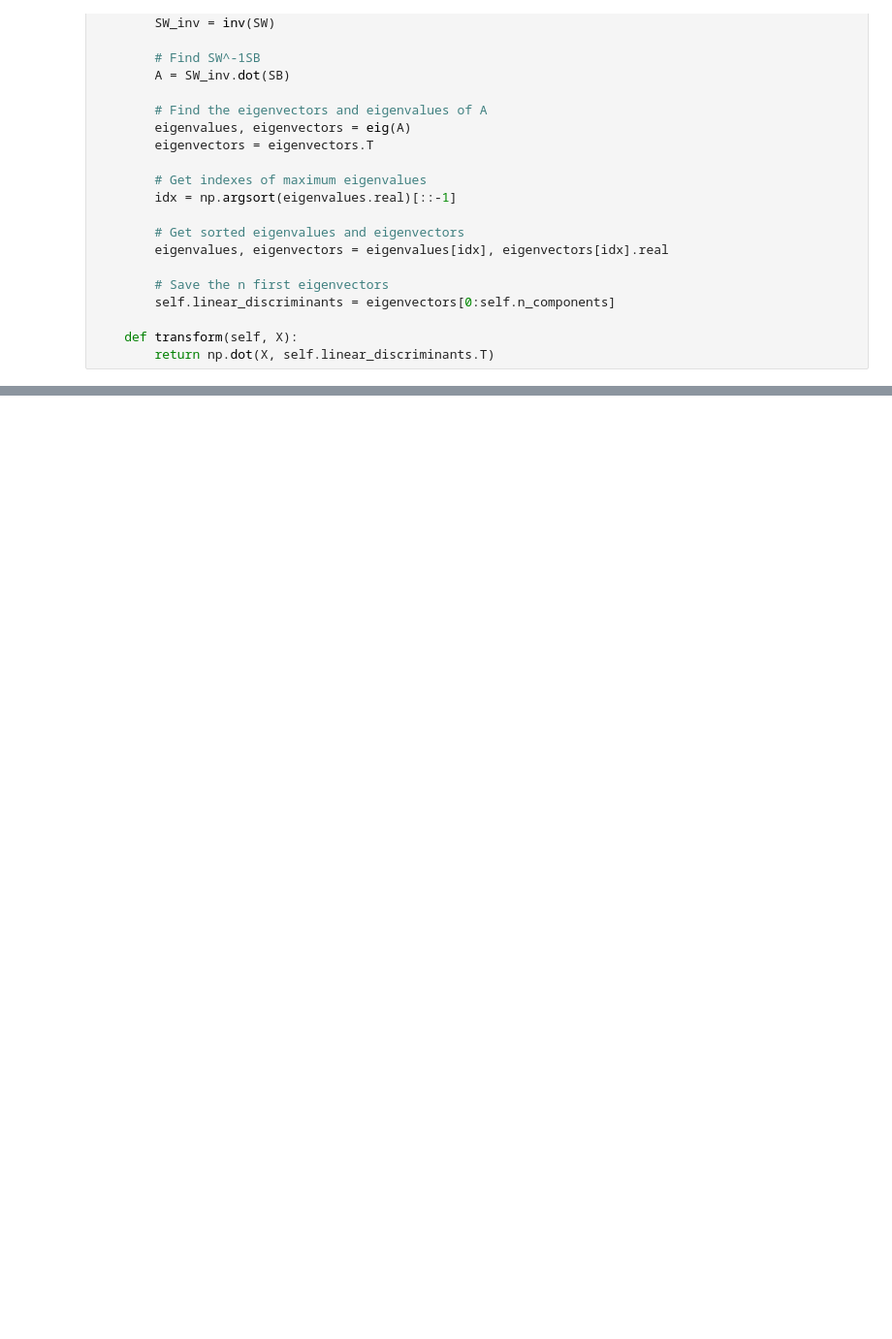
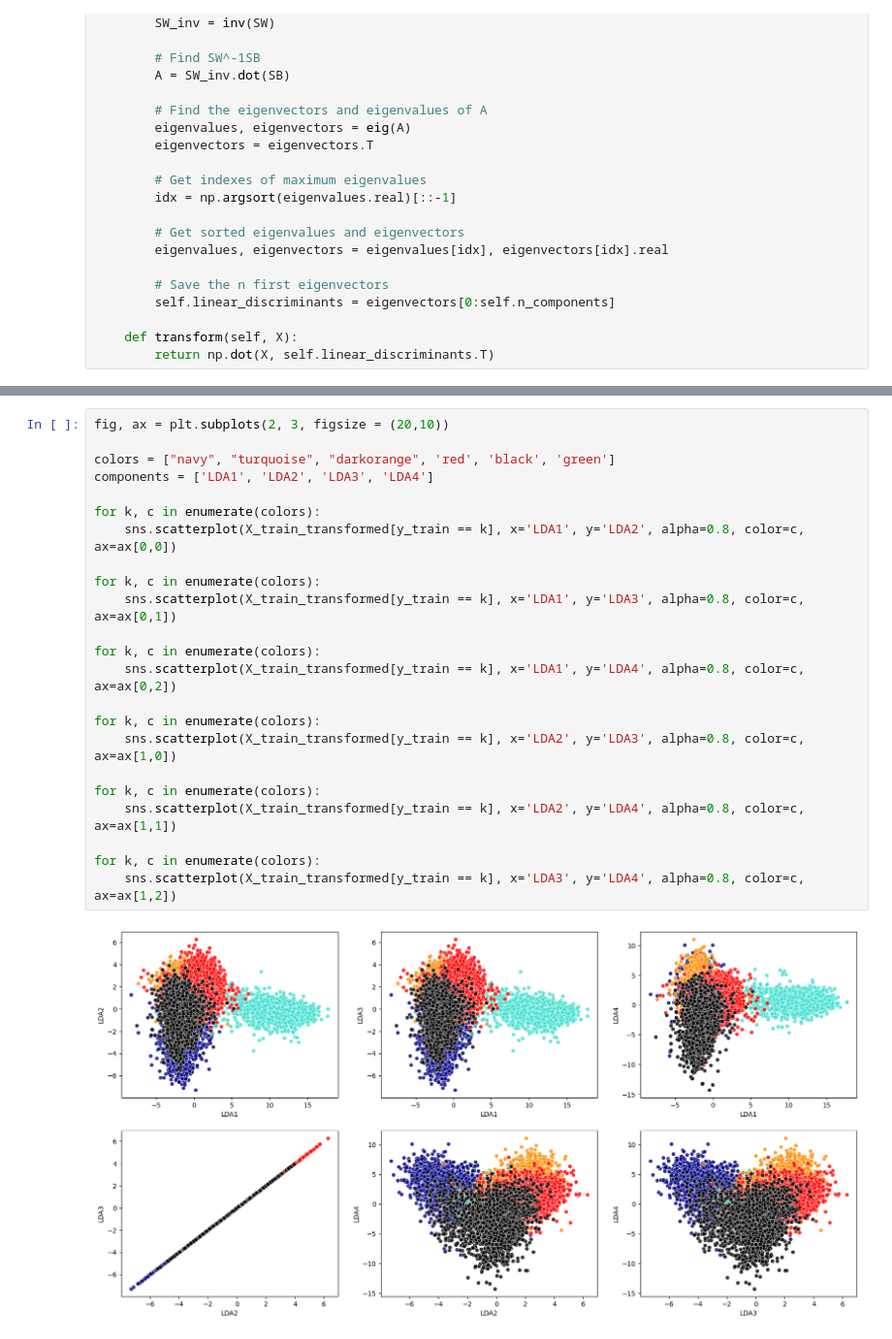
Before and after one commit to julielhagen/Clothing_classification-, a Jupyter notebook: LDA.ipynb, the cells around one changed output, grey strips where cells are left out. Shown: that part at 97% size. Drawn from its saved outputs; the diff is of its cells as text; blank space fills up the shorter version.

```diff
--- a/LDA.ipynb
+++ b/LDA.ipynb
@@ -213,0 +89,25 @@ plt.imshow(img)
+# %%
+fig, ax = plt.subplots(2, 3, figsize = (20,10))
+
+colors = ["navy", "turquoise", "darkorange", 'red', 'black', 'green']
+components = ['LDA1', 'LDA2', 'LDA3', 'LDA4']
+
+for k, c in enumerate(colors):
+    sns.scatterplot(X_train_transformed[y_train == k], x='LDA1', y='LDA2', alpha=0.8, color=c, ax=ax[0,0])
+
+for k, c in enumerate(colors):
+    sns.scatterplot(X_train_transformed[y_train == k], x='LDA1', y='LDA3', alpha=0.8, color=c, ax=ax[0,1])
+
+for k, c in enumerate(colors):
+    sns.scatterplot(X_train_transformed[y_train == k], x='LDA1', y='LDA4', alpha=0.8, color=c, ax=ax[0,2])
+
+for k, c in enumerate(colors):
+    sns.scatterplot(X_train_transformed[y_train == k], x='LDA2', y='LDA3', alpha=0.8, color=c, ax=ax[1,0])
+
+for k, c in enumerate(colors):
+    sns.scatterplot(X_train_transformed[y_train == k], x='LDA2', y='LDA4', alpha=0.8, color=c, ax=ax[1,1])
+
+for k, c in enumerate(colors):
+    sns.scatterplot(X_train_transformed[y_train == k], x='LDA3', y='LDA4', alpha=0.8, color=c, ax=ax[1,2])
+# %% [output]
+[figure, added]
```
Also changed, not shown: parts of 18 cells of this notebook.
